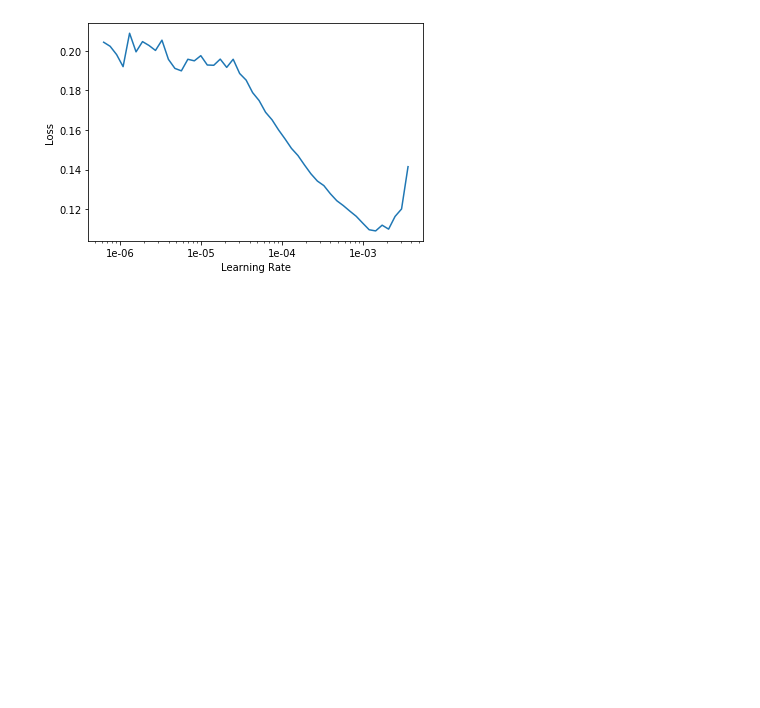
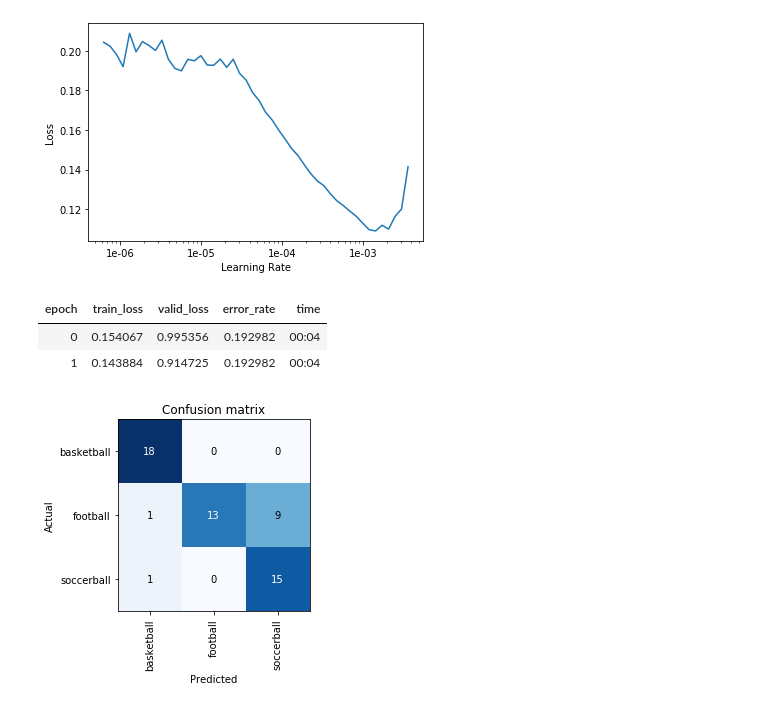
Before and after one commit to rajivbasnet/ImageClassificationWithFastAI, a Jupyter notebook: ImageClassificationFastAI.ipynb, the cells around one changed output. Drawn from its saved outputs; the diff is of its cells as text; code cells hidden in the pictures; blank space fills up the shorter version.

Commit message:
error rate analyzed and data cleaned

```diff
--- a/ImageClassificationFastAI.ipynb
+++ b/ImageClassificationFastAI.ipynb
@@ -76,3 +76,9 @@ LR Finder is complete, type {learner_name}.recorder.plot() to see the graph.
 learn.recorder.plot()
 # %% [output]
 [figure]
+# %%
+learn.fit_one_cycle(2, max_lr=slice(3e-5,3e-4))
+# %% [output]
+| epoch | train_loss | valid_loss | error_rate | time |
+| 0 | 0.154067 | 0.995356 | 0.192982 | 00:04 |
+| 1 | 0.143884 | 0.914725 | 0.192982 | 00:04 |
@@ -78,0 +87,10 @@ learn.recorder.plot()
+# %%
+#Intrepretation
+
+learn.load('stage-2');
+# %%
+interp = ClassificationInterpretation.from_learner(learn)
+# %%
+interp.plot_confusion_matrix()
+# %% [output]
+[figure, added]
```
Also changed, not shown: parts of 10 cells of this notebook.
